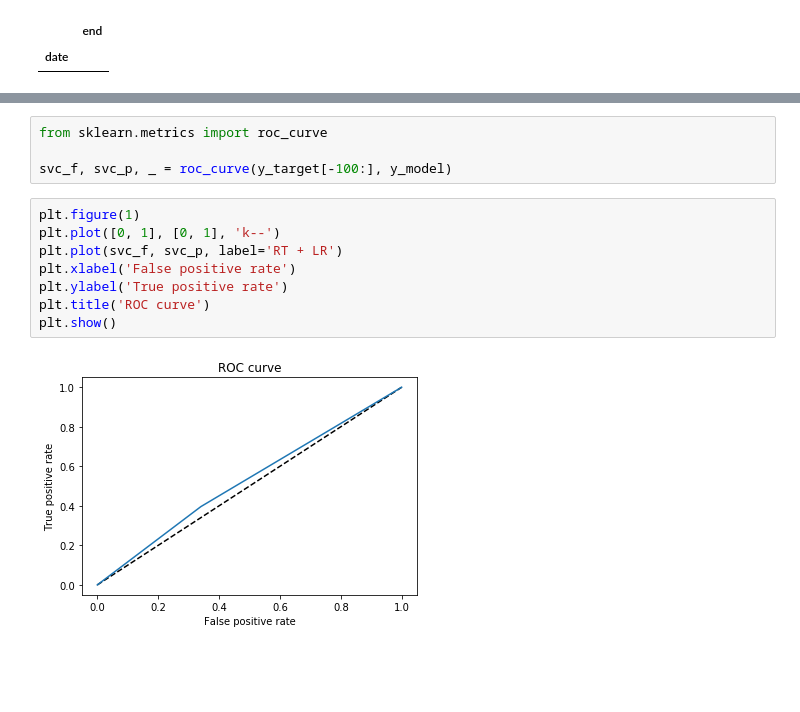
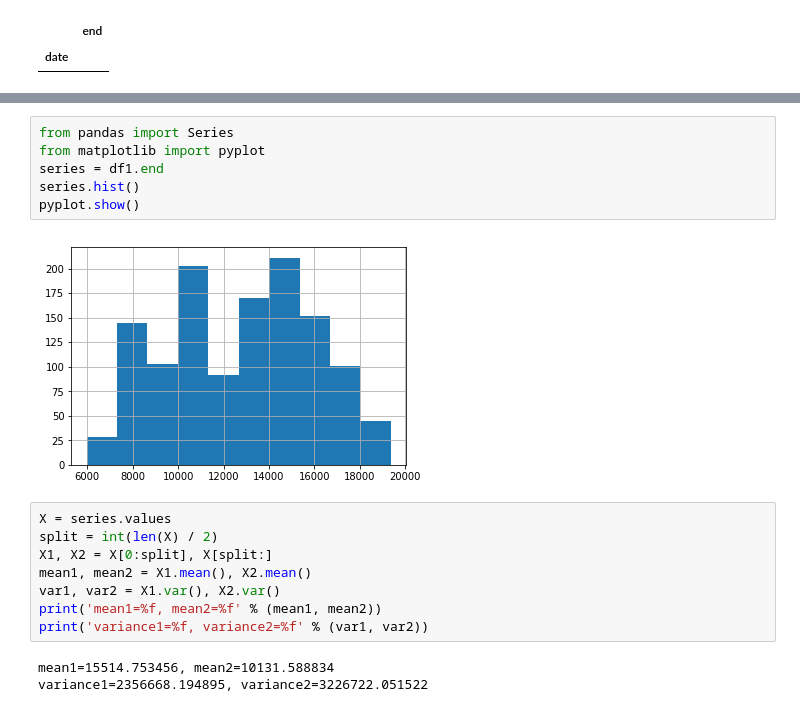
Before and after one commit to wanghaidong1972/predicttest, a Jupyter notebook: ts1.ipynb, the cells around one changed output, grey strips where cells are left out. Saved outputs shown, nothing was run; the diff lists cells and outputs as text; blank space fills up the shorter version.

```diff
--- a/ts1.ipynb
+++ b/ts1.ipynb
@@ -160,14 +56,19 @@ plt.ylabel('true value');
-# %%
-from sklearn.metrics import roc_curve
-
-svc_f, svc_p, _ = roc_curve(y_target[-100:], y_model)
-# %%
-plt.figure(1)
-plt.plot([0, 1], [0, 1], 'k--')
-plt.plot(svc_f, svc_p, label='RT + LR')
-plt.xlabel('False positive rate')
-plt.ylabel('True positive rate')
-plt.title('ROC curve')
-plt.show()
-# %% [output]
-[figure, removed]
+# %%
+from pandas import Series
+from matplotlib import pyplot
+series = df1.end
+series.hist()
+pyplot.show()
+# %% [output]
+[figure, added]
+# %%
+X = series.values
+split = int(len(X) / 2)
+X1, X2 = X[0:split], X[split:]
+mean1, mean2 = X1.mean(), X2.mean()
+var1, var2 = X1.var(), X2.var()
+print('mean1=%f, mean2=%f' % (mean1, mean2))
+print('variance1=%f, variance2=%f' % (var1, var2))
+# %% [output]
+mean1=15514.753456, mean2=10131.588834
+variance1=2356668.194895, variance2=3226722.051522
```
Also changed, not shown: parts of 32 cells of this notebook, 8 other files.
